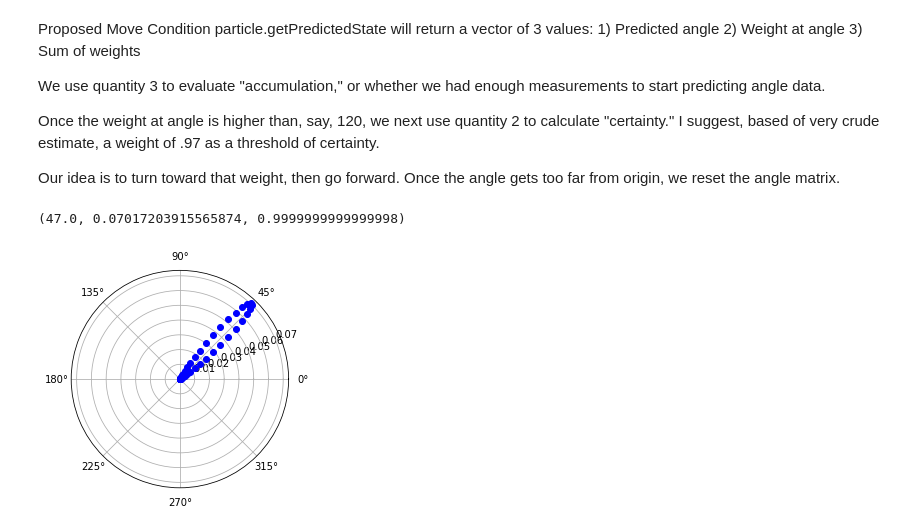
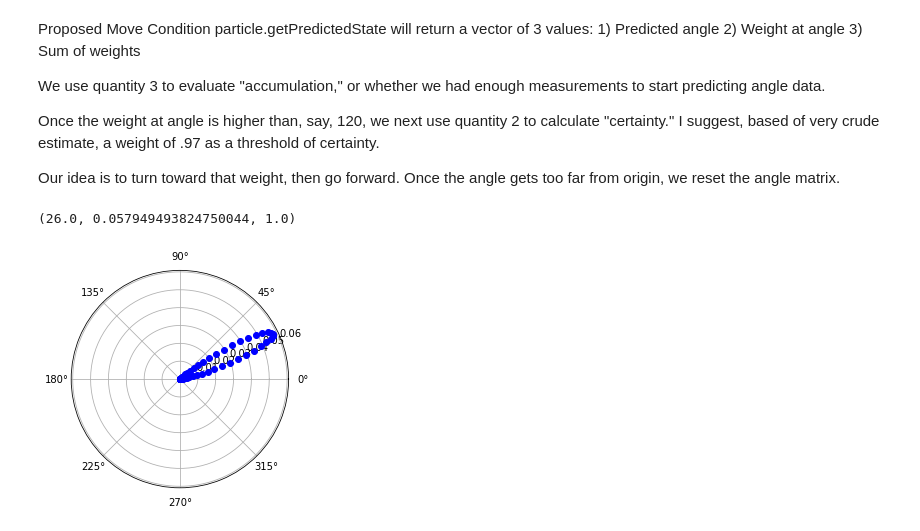
Before and after one commit to MuddSub/Localization, a Jupyter notebook: Gaussian Localization-New.ipynb, the cells around one changed output. Saved outputs shown, nothing was run; the diff lists cells and outputs as text; code cells hidden in the pictures.

```diff
--- a/Gaussian Localization-New.ipynb
+++ b/Gaussian Localization-New.ipynb
@@ -81,17 +81,16 @@ Our idea is to turn toward that weight, then go forward. Once the angle gets too
 # %%
 particle = particleFilter(360)
 a=particle.updateAngle(90,100)
 for i in range(10):
     a=particle.updateAngle(90,100)
 for i in range(100):
     a=particle.updateAngle(45,100)
     a=particle.updateAngle(0,100)
-    a=particle.updateAngle(90,100)
 
 
 for i in range(359):
     plt.polar(i/180*math.pi, particle.particleMat[i],"bo")
 print(particle.getPredictedState())
 # %% [output]
-(47.0, 0.07017203915565874, 0.9999999999999998)
+(26.0, 0.057949493824750044, 1.0)
-[figure, old version]
+[figure, new version]
```
Also changed, not shown: 1 other file.
